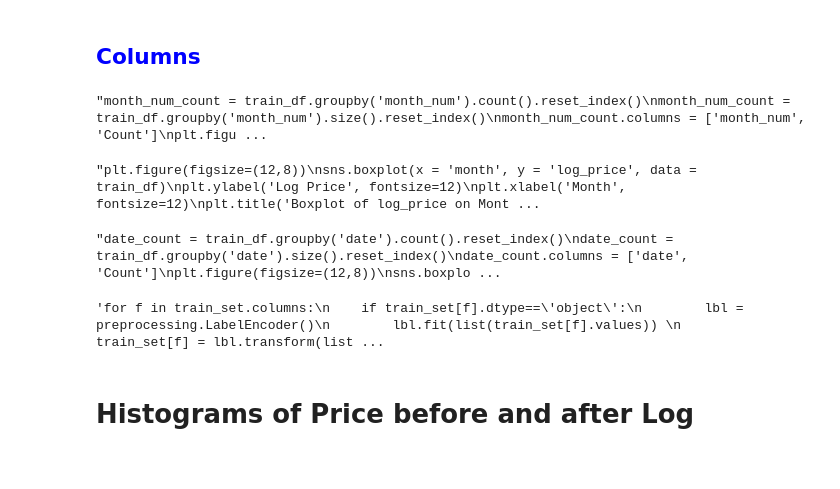
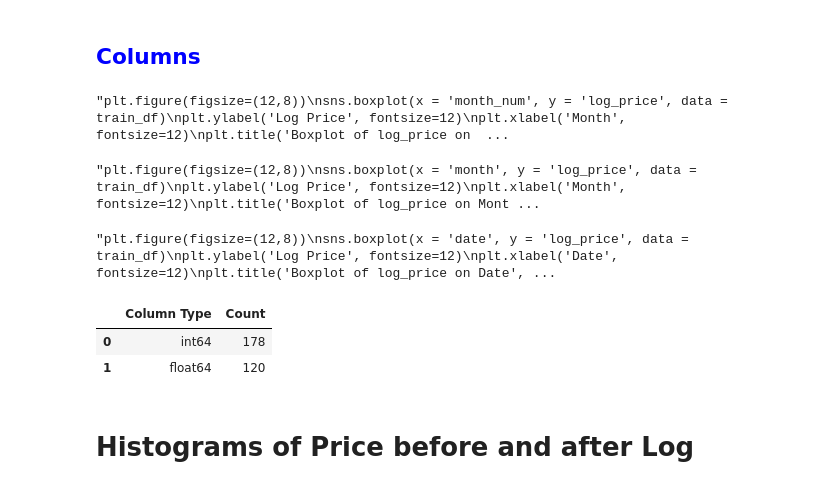
Before and after one commit to quedogf94/Spring2019_Project1, a Jupyter notebook: Goal_1.ipynb, the cells around one changed output. Saved outputs shown, nothing was run; the diff lists cells and outputs as text; code cells hidden in the pictures.

```diff
--- a/Goal_1.ipynb
+++ b/Goal_1.ipynb
@@ -153,10 +146,10 @@ writer = pd.ExcelWriter('data_wrangled.xlsx', engine='xlsxwriter')
 train_df.to_excel(writer, sheet_name='Sheet1')
 writer.save()
 # %%
-'''month_num_count = train_df.groupby('month_num').count().reset_index()
-month_num_count = train_df.groupby('month_num').size().reset_index()
-month_num_count.columns = ['month_num', 'Count']
-plt.figure(figsize=(12,8))
+#month_num_count = train_df.groupby('month_num').count().reset_index()
+#month_num_count = train_df.groupby('month_num').size().reset_index()
+#month_num_count.columns = ['month_num', 'Count']
+'''plt.figure(figsize=(12,8))
 sns.boxplot(x = 'month_num', y = 'log_price', data = train_df)
 plt.ylabel('Log Price', fontsize=12)
 plt.xlabel('Month', fontsize=12)
@@ -168,7 +161,7 @@ plt.xlabel('count of samples per month_num', fontsize=14)
 plt.title('Distribution of count', fontsize = 18)
 plt.show()'''
 # %% [output]
-"month_num_count = train_df.groupby('month_num').count().reset_index()\nmonth_num_count = train_df.groupby('month_num').size().reset_index()\nmonth_num_count.columns = ['month_num', 'Count']\nplt.figu ...
+"plt.figure(figsize=(12,8))\nsns.boxplot(x = 'month_num', y = 'log_price', data = train_df)\nplt.ylabel('Log Price', fontsize=12)\nplt.xlabel('Month', fontsize=12)\nplt.title('Boxplot of log_price on  ...
 # %%
 '''plt.figure(figsize=(12,8))
 sns.boxplot(x = 'month', y = 'log_price', data = train_df)
@@ -179,10 +172,10 @@ plt.show()'''
 # %% [output]
 "plt.figure(figsize=(12,8))\nsns.boxplot(x = 'month', y = 'log_price', data = train_df)\nplt.ylabel('Log Price', fontsize=12)\nplt.xlabel('Month', fontsize=12)\nplt.title('Boxplot of log_price on Mont ...
 # %%
-'''date_count = train_df.groupby('date').count().reset_index()
-date_count = train_df.groupby('date').size().reset_index()
-date_count.columns = ['date', 'Count']
-plt.figure(figsize=(12,8))
+#date_count = train_df.groupby('date').count().reset_index()
+#date_count = train_df.groupby('date').size().reset_index()
+#date_count.columns = ['date', 'Count']
+'''plt.figure(figsize=(12,8))
 sns.boxplot(x = 'date', y = 'log_price', data = train_df)
 plt.ylabel('Log Price', fontsize=12)
 plt.xlabel('Date', fontsize=12)
@@ -194,7 +187,7 @@ plt.xlabel('count of samples per date', fontsize=14)
 plt.title('Distribution of count', fontsize = 18)
 plt.show()'''
 # %% [output]
-"date_count = train_df.groupby('date').count().reset_index()\ndate_count = train_df.groupby('date').size().reset_index()\ndate_count.columns = ['date', 'Count']\nplt.figure(figsize=(12,8))\nsns.boxplo ...
+"plt.figure(figsize=(12,8))\nsns.boxplot(x = 'date', y = 'log_price', data = train_df)\nplt.ylabel('Log Price', fontsize=12)\nplt.xlabel('Date', fontsize=12)\nplt.title('Boxplot of log_price on Date', ...
 # %%
 missing = train_df.isnull().sum(0).reset_index()
 missing.columns = ['column', 'count']
@@ -214,15 +207,17 @@ delete_col = missing.loc[missing['percentage'] >= 20].column.values
 train_set = train_df.drop(delete_col, axis=1)
 # %%
-'''for f in train_set.columns:
+for f in train_set.columns:
     if train_set[f].dtype=='object':
         lbl = preprocessing.LabelEncoder()
         lbl.fit(list(train_set[f].values))
         train_set[f] = lbl.transform(list(train_set[f].values))
 dtype_df = train_set.dtypes.reset_index()
 dtype_df.columns = ["Count", "Column Type"]
-dtype_df.groupby("Column Type").aggregate('count').reset_index()'''
+dtype_df.groupby("Column Type").aggregate('count').reset_index()
 # %% [output]
-'for f in train_set.columns:\n    if train_set[f].dtype==\'object\':\n        lbl = preprocessing.LabelEncoder()\n        lbl.fit(list(train_set[f].values)) \n        train_set[f] = lbl.transform(list ...
+|  | Column Type | Count |
+| 0 | int64 | 178 |
+| 1 | float64 | 120 |
 # %%
 #sns.pairplot(train_df)
 # %%
```
Also changed, not shown: parts of 24 cells of this notebook.
